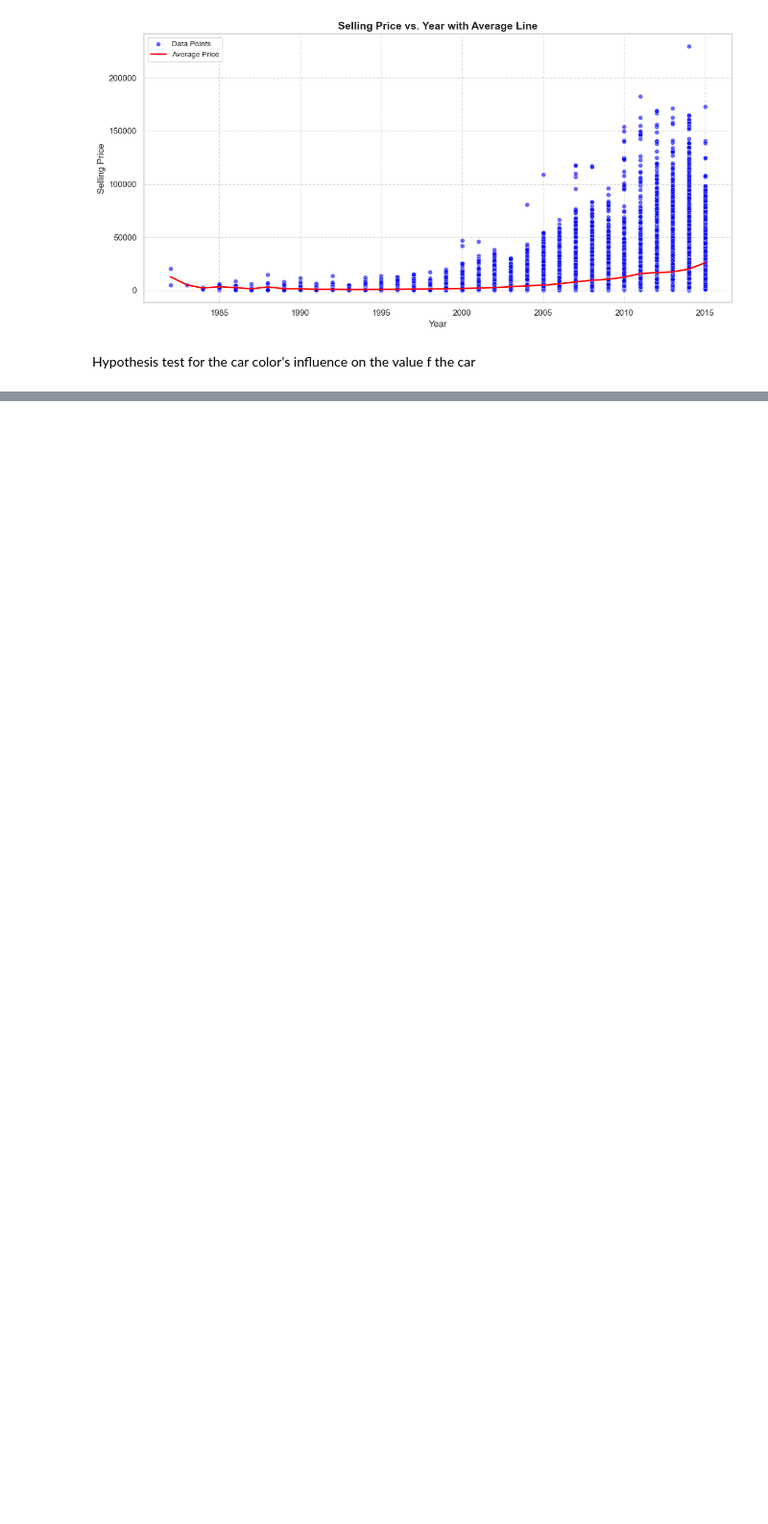
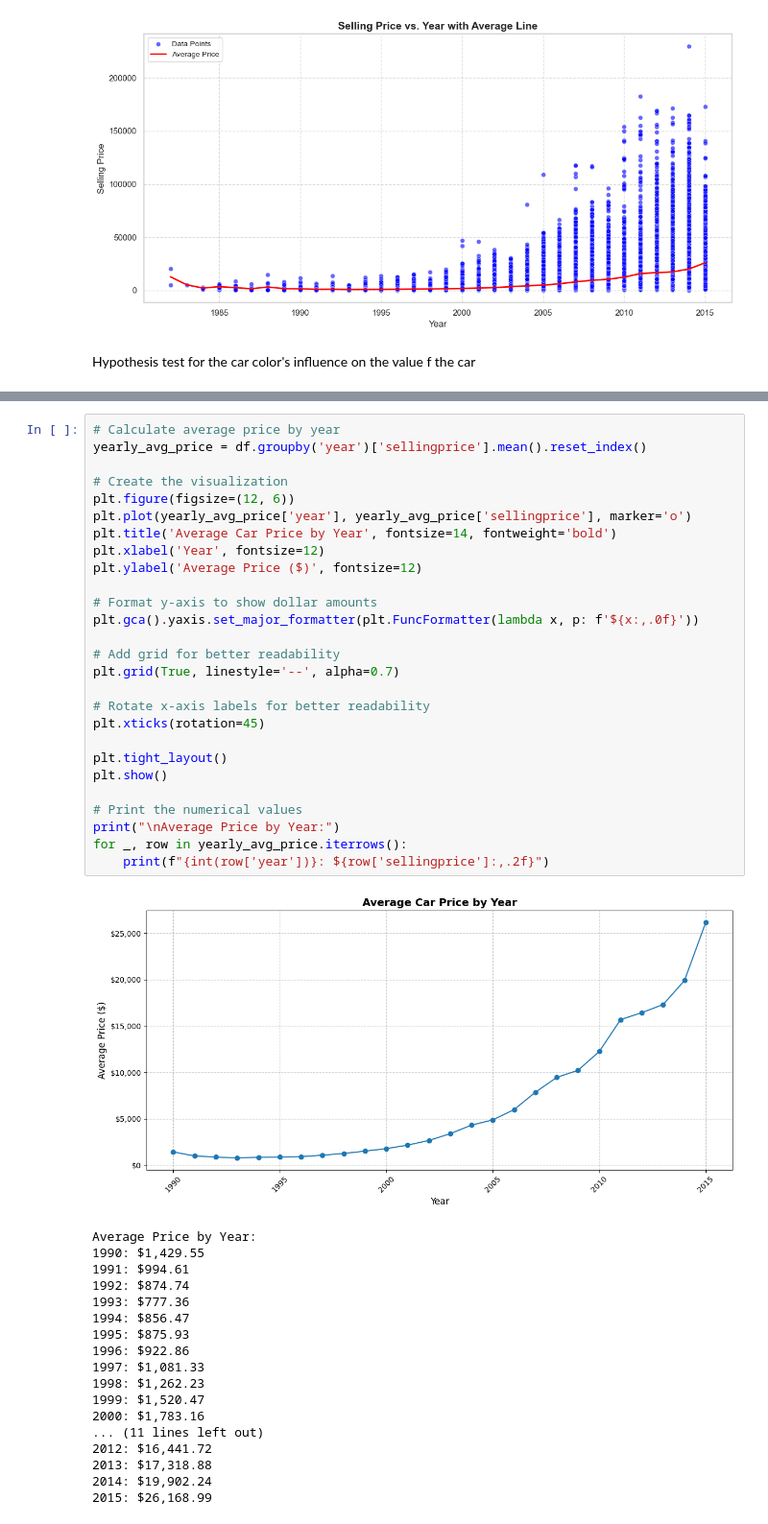
Before and after one commit to PicassoEEA/carAuctionAnalysis, a Jupyter notebook: solution.ipynb, the cells around one changed output, grey strips where cells are left out. Shown at 96% size. Saved outputs shown, nothing was run; the diff lists cells and outputs as text; blank space fills up the shorter version.

```diff
--- a/solution.ipynb
+++ b/solution.ipynb
@@ -430,0 +529,46 @@ Hypothesis test for the car color's influence on the value f the car
+# %%
+# Calculate average price by year
+yearly_avg_price = df.groupby('year')['sellingprice'].mean().reset_index()
+
+# Create the visualization
+plt.figure(figsize=(12, 6))
+plt.plot(yearly_avg_price['year'], yearly_avg_price['sellingprice'], marker='o')
+plt.title('Average Car Price by Year', fontsize=14, fontweight='bold')
+plt.xlabel('Year', fontsize=12)
+plt.ylabel('Average Price ($)', fontsize=12)
+
+# Format y-axis to show dollar amounts
+plt.gca().yaxis.set_major_formatter(plt.FuncFormatter(lambda x, p: f'${x:,.0f}'))
+
+# Add grid for better readability
+plt.grid(True, linestyle='--', alpha=0.7)
+
+# Rotate x-axis labels for better readability
+plt.xticks(rotation=45)
+
+plt.tight_layout()
+plt.show()
+
+# Print the numerical values
+print("\nAverage Price by Year:")
+for _, row in yearly_avg_price.iterrows():
+    print(f"{int(row['year'])}: ${row['sellingprice']:,.2f}")
+# %% [output]
+[figure, added]
+Average Price by Year:
+1990: $1,429.55
+1991: $994.61
+1992: $874.74
+1993: $777.36
+1994: $856.47
+1995: $875.93
+1996: $922.86
+1997: $1,081.33
+1998: $1,262.23
+1999: $1,520.47
+2000: $1,783.16
+... (11 lines left out)
+2012: $16,441.72
+2013: $17,318.88
+2014: $19,902.24
+2015: $26,168.99
```
Also changed, not shown: parts of 4 cells of this notebook, 2 other files.
